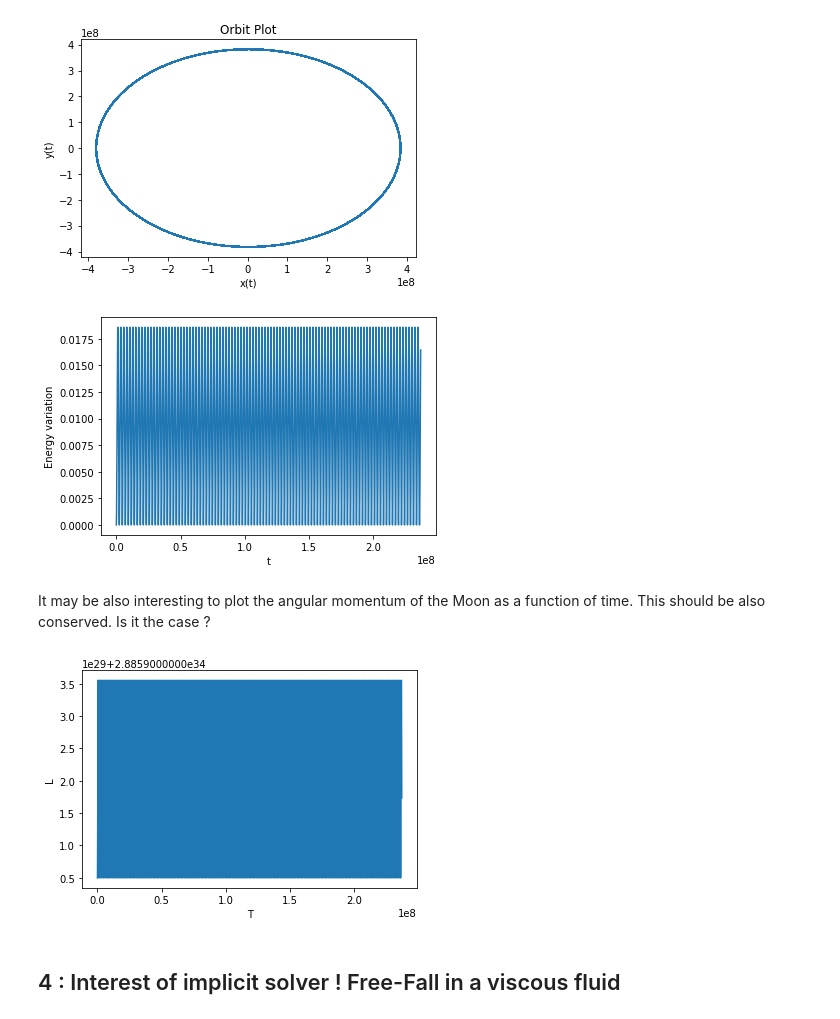
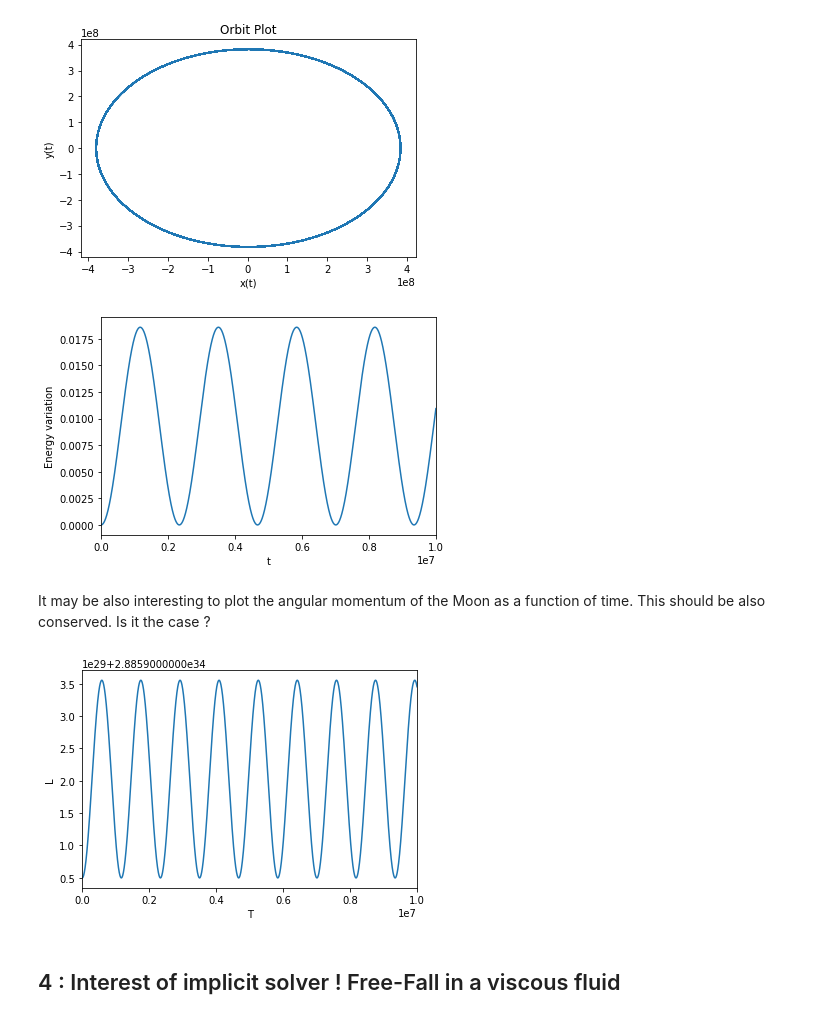
Before and after one commit to fhernandez93/Lecture-5-ODE-PPM, a Jupyter notebook: ODE Training.ipynb, the cells around one changed output. Drawn from its saved outputs; the diff is of its cells as text; code cells hidden in the pictures.

```diff
--- a/ODE Training.ipynb
+++ b/ODE Training.ipynb
@@ -506,23 +522,25 @@ energy_variations = (energy - energy[0])/energy[0]
 plt.plot(moon_result_values_rk4['t_points'], energy_variations)
 plt.xlabel("t")
 plt.ylabel("Energy variation")
+plt.xlim(0, 1e7)
 plt.show()
 # %% [output]
-[figure, old version]
+[figure, new version]
 # %% [markdown]
 It may be also interesting to plot the angular momentum of the Moon as a function of time. This should be also conserved. Is it the case ?
 # %%
 # Angular momentum is defined as L=mvr
 moon_mass = 7.3459e22
 v=np.sqrt(np.power(moon_result_values_rk4['Vx_t'],2) + np.power(moon_result_values_rk4['Vy_t'],2))
 r=np.sqrt(np.power(moon_result_values_rk4['x_t'],2) + np.power(moon_result_values_rk4['y_t'],2))
 L = moon_mass*v*r
 plt.plot(moon_result_values_rk4['t_points'], L)
 plt.xlabel("T")
 plt.ylabel("L")
+plt.xlim(0, 1e7)
 plt.show()
 # %% [output]
-[figure, old version]
+[figure, new version]
 # %% [markdown]
 ## 4 : Interest of implicit solver ! Free-Fall in a viscous fluid
 # %% [markdown]
```
Also changed, not shown: parts of 11 cells of this notebook, 1 other file.
